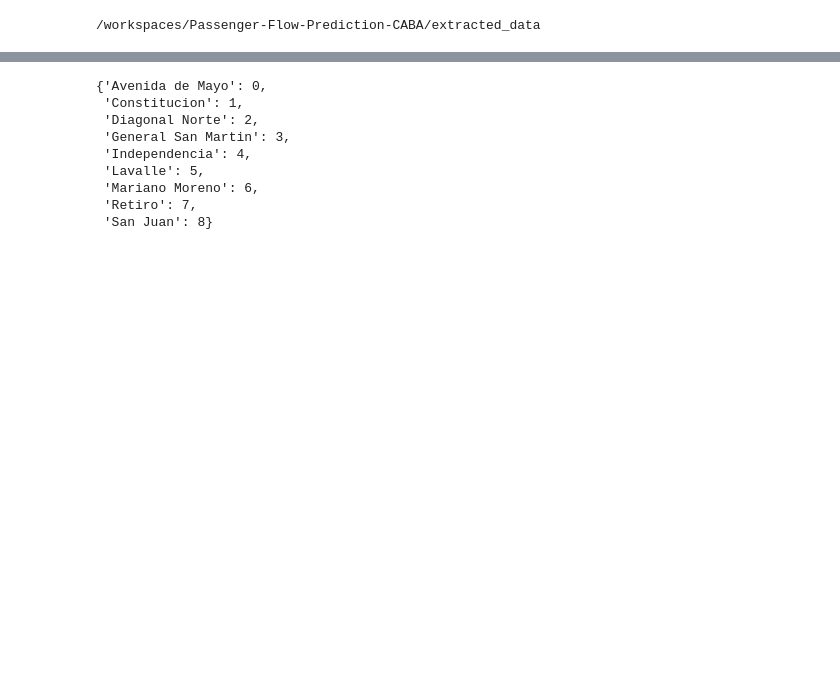
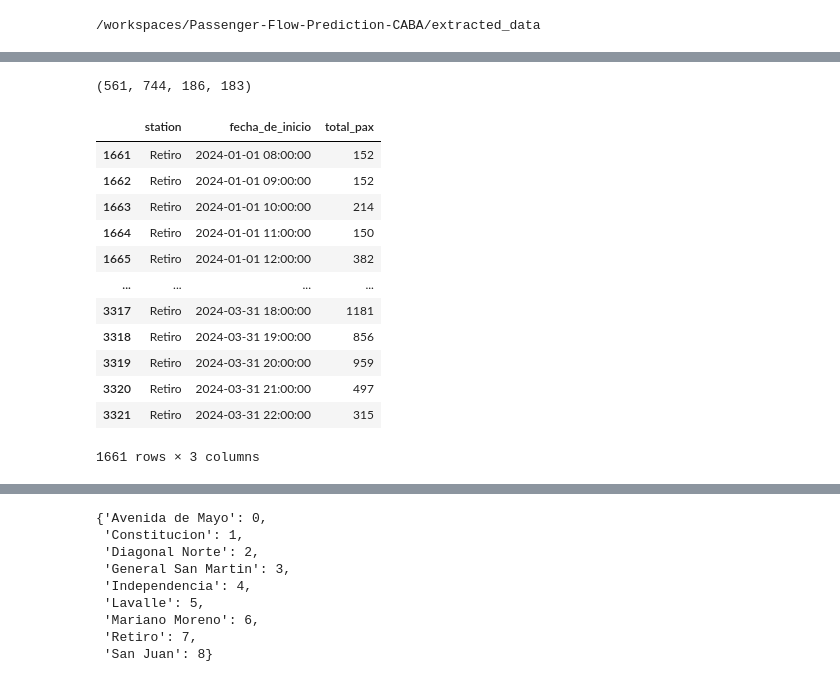
Before and after one commit to simonmontt/Passenger-Flow-Prediction-CABA, a Jupyter notebook: Untitled.ipynb, the cells around one changed output, grey strips where cells are left out. Saved outputs shown, nothing was run; the diff lists cells and outputs as text; code cells hidden in the pictures; blank space fills up the shorter version.

```diff
--- a/Untitled.ipynb
+++ b/Untitled.ipynb
@@ -106,8 +126,8 @@ from sklearn.metrics import mean_absolute_error
 
 # Convert date and time columns to datetime
 df['fecha'] = pd.to_datetime(df['fecha'])
-df['start_time'] = pd.to_datetime(df['fecha'].astype(str) + ' ' + df['desde'])
-df['end_time'] = pd.to_datetime(df['fecha'].astype(str) + ' ' + df['hasta'])
+df['start_time'] = pd.to_datetime(df['fecha'].astype(str) + ' ' + df['desde']).round('H')
+df['end_time'] = pd.to_datetime(df['fecha'].astype(str) + ' ' + df['hasta']).round('H')
 df.head(5)
 df.isnull().sum()
 # Fill missing values with the median
@@ -138,0 +163,39 @@ df
+# %%
+len(df_c['start_time'].unique()), 24*31, 6*31, 744-561
+# %% [output]
+(561, 744, 186, 183)
+# %%
+df_c = df[df['linea']=='LineaC']
+
+
+results = []
+
+for station in df_c['estacion'].unique():
+    for date in df_c['start_time'].unique():
+            total_pax = df_c[(df_c['estacion'] == station) &
+                           (df_c['start_time'] == date)]['pax_total'].astype('int').sum()
+            results.append({
+                'station': station,
+                'fecha_de_inicio': date,
+                'total_pax': total_pax
+            })
+# %%
+# Convert results to DataFrame
+result_df = pd.DataFrame(results)
+
+#result_df[(result_df['station'] == 'Retiro') & (result_df['fecha_de_inicio'] == '2024-03-01 05:00:00')]
+result_df[(result_df['station'] == 'Retiro')]# & (result_df['fecha_de_inicio'] == '2024-01-03 05:00:00')]
+# %% [output]
+|  | station | fecha_de_inicio | total_pax |
+| 1661 | Retiro | 2024-01-01 08:00:00 | 152 |
+| 1662 | Retiro | 2024-01-01 09:00:00 | 152 |
+| 1663 | Retiro | 2024-01-01 10:00:00 | 214 |
+| 1664 | Retiro | 2024-01-01 11:00:00 | 150 |
+| 1665 | Retiro | 2024-01-01 12:00:00 | 382 |
+| ... | ... | ... | ... |
+| 3317 | Retiro | 2024-03-31 18:00:00 | 1181 |
+| 3318 | Retiro | 2024-03-31 19:00:00 | 856 |
+| 3319 | Retiro | 2024-03-31 20:00:00 | 959 |
+| 3320 | Retiro | 2024-03-31 21:00:00 | 497 |
+| 3321 | Retiro | 2024-03-31 22:00:00 | 315 |
+1661 rows × 3 columns
```
Also changed, not shown: parts of 13 cells of this notebook.
